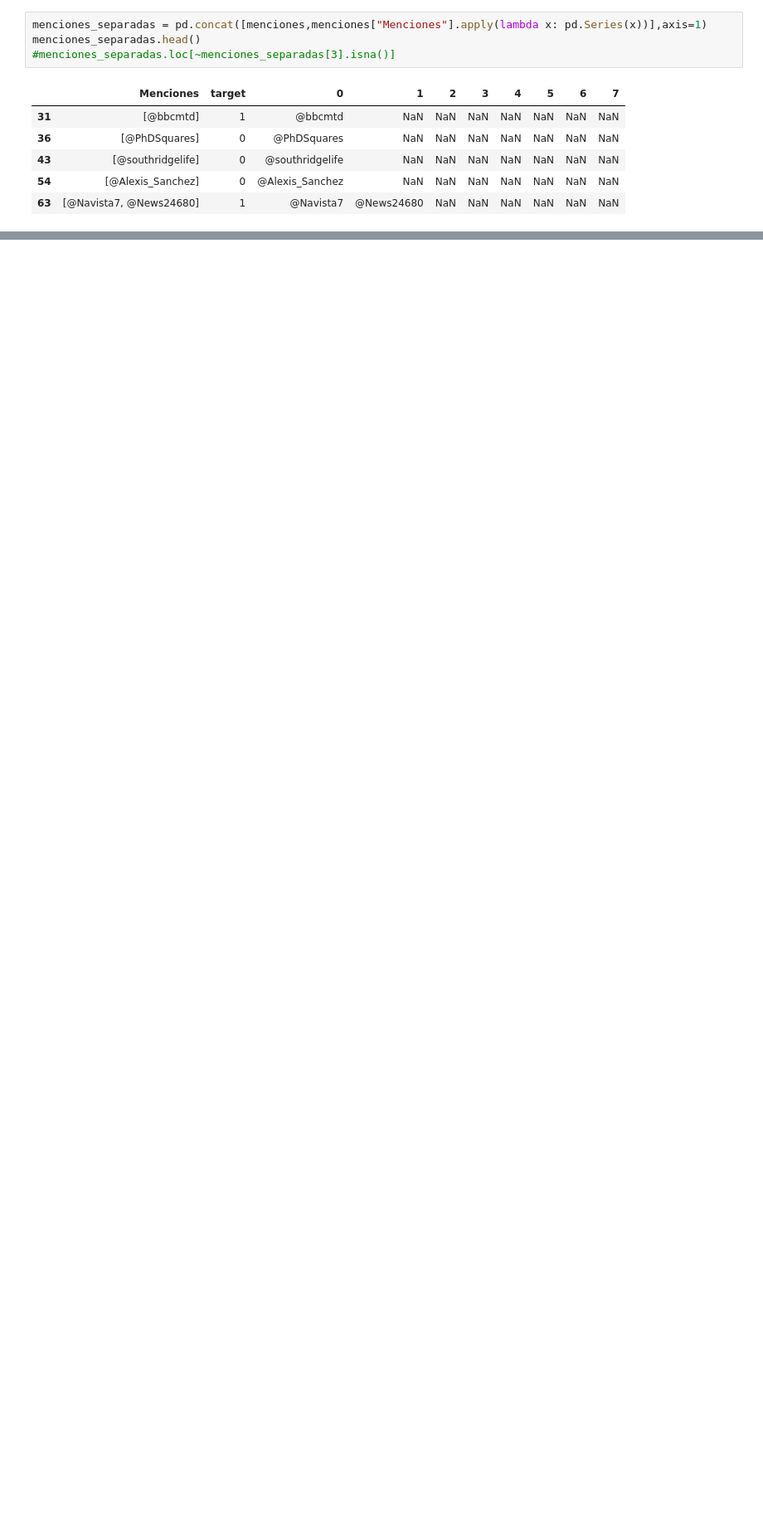
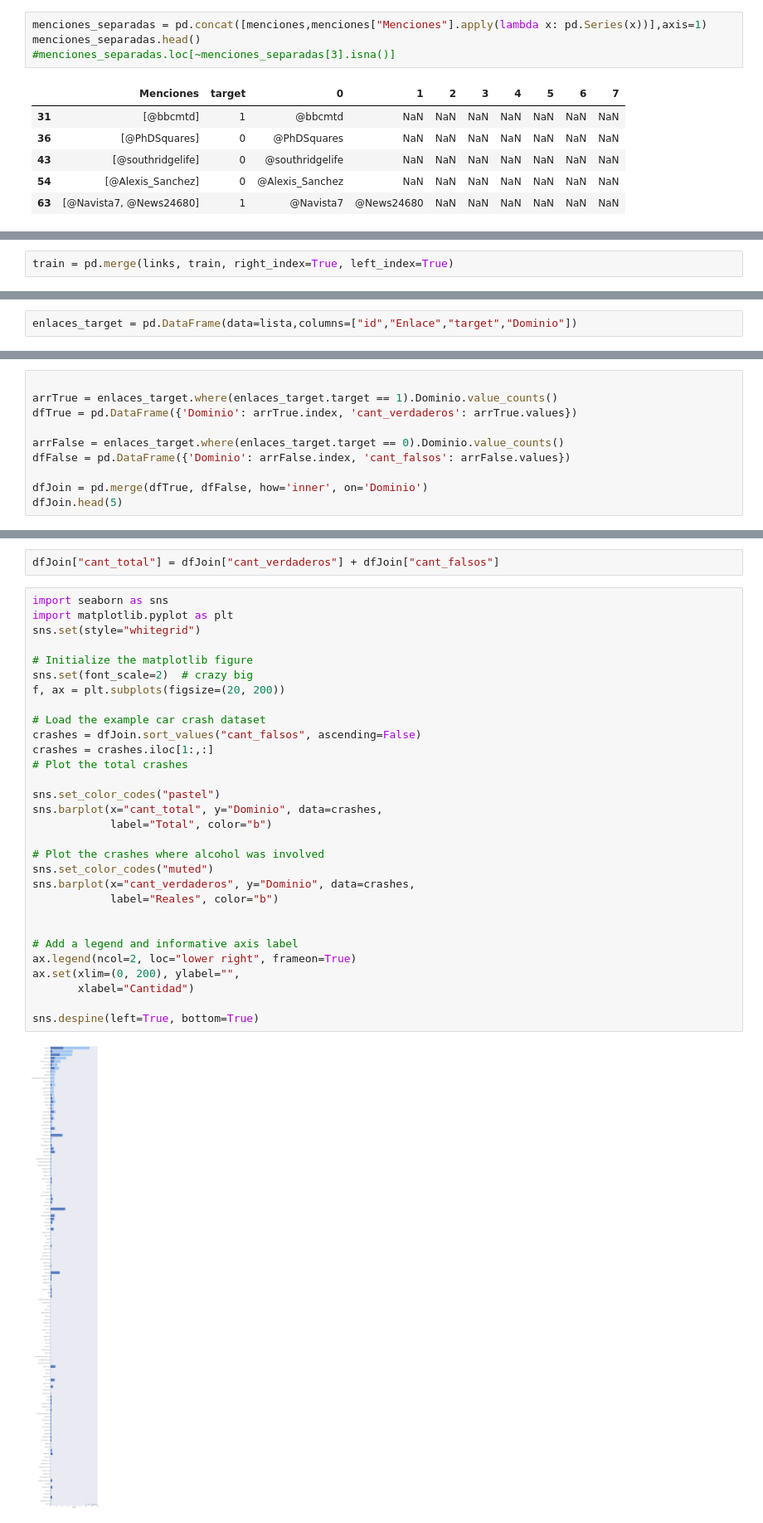
Before and after one commit to freedocx/CovidNPLDisaster, a Jupyter notebook: Javier/Analysis.ipynb, the cells around one changed output, grey strips where cells are left out. Shown at 83% size. Cells and saved outputs as stored; diff of their text form; blank space fills up the shorter version.

Commit message:
investigacion enlaces

```diff
--- a/Javier/Analysis.ipynb
+++ b/Javier/Analysis.ipynb
@@ -316,0 +316,2 @@ LookupError:
+# %%
+train = pd.merge(links, train, right_index=True, left_index=True)
@@ -316,0 +361,2 @@ LookupError:
+# %%
+enlaces_target = pd.DataFrame(data=lista,columns=["id","Enlace","target","Dominio"])
@@ -316,0 +376,10 @@ LookupError:
+# %%
+
+arrTrue = enlaces_target.where(enlaces_target.target == 1).Dominio.value_counts()
+dfTrue = pd.DataFrame({'Dominio': arrTrue.index, 'cant_verdaderos': arrTrue.values})
+
+arrFalse = enlaces_target.where(enlaces_target.target == 0).Dominio.value_counts()
+dfFalse = pd.DataFrame({'Dominio': arrFalse.index, 'cant_falsos': arrFalse.values})
+
+dfJoin = pd.merge(dfTrue, dfFalse, how='inner', on='Dominio')
+dfJoin.head(5)
@@ -316,0 +393,34 @@ LookupError:
+# %%
+dfJoin["cant_total"] = dfJoin["cant_verdaderos"] + dfJoin["cant_falsos"]
+# %%
+import seaborn as sns
+import matplotlib.pyplot as plt
+sns.set(style="whitegrid")
+
+# Initialize the matplotlib figure
+sns.set(font_scale=2)  # crazy big
+f, ax = plt.subplots(figsize=(20, 200))
+
+# Load the example car crash dataset
+crashes = dfJoin.sort_values("cant_falsos", ascending=False)
+crashes = crashes.iloc[1:,:]
+# Plot the total crashes
+
+sns.set_color_codes("pastel")
+sns.barplot(x="cant_total", y="Dominio", data=crashes,
+            label="Total", color="b")
+
+# Plot the crashes where alcohol was involved
+sns.set_color_codes("muted")
+sns.barplot(x="cant_verdaderos", y="Dominio", data=crashes,
+            label="Reales", color="b")
+
+
+# Add a legend and informative axis label
+ax.legend(ncol=2, loc="lower right", frameon=True)
+ax.set(xlim=(0, 200), ylabel="",
+       xlabel="Cantidad")
+
+sns.despine(left=True, bottom=True)
+# %% [output]
+[figure, added]
```
Also changed, not shown: parts of 22 cells of this notebook.
